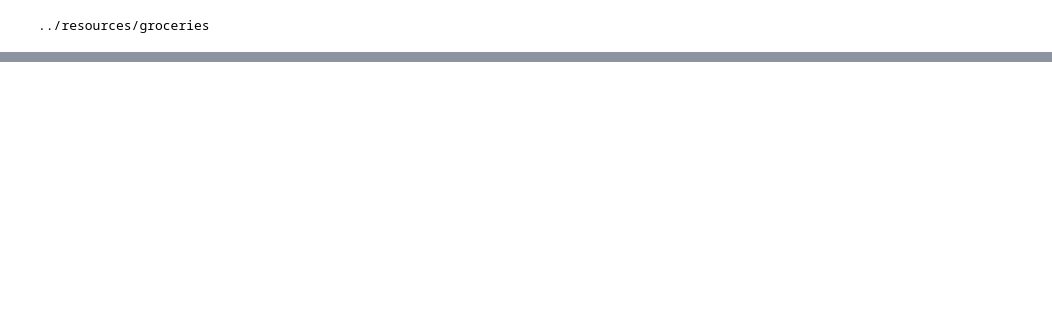
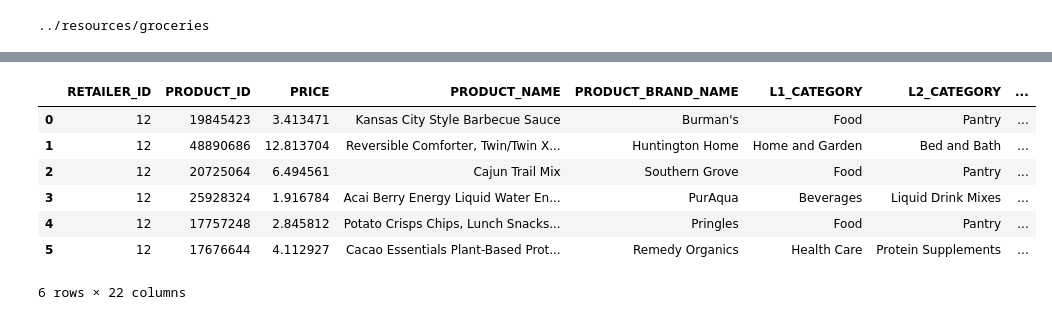
Before and after one commit to PantelisInsta/RecLLM, a Jupyter notebook: preprocess/prepare_groceries.ipynb, the cells around one changed output, grey strips where cells are left out. Saved outputs shown, nothing was run; the diff lists cells and outputs as text; code cells hidden in the pictures; blank space fills up the shorter version.

Commit message:
Include more information in item corpus

```diff
--- a/preprocess/prepare_groceries.ipynb
+++ b/preprocess/prepare_groceries.ipynb
@@ -8,3 +8,8 @@ save_folder = os.path.join(os.pardir, 'resources', 'groceries')
 print(save_folder)
 # %% [output]
 ../resources/groceries
+# %%
+# load items and look at the data
+grocery_items = pd.read_csv('grocery_items.csv', sep=",", engine='python')
+print('Number of items: {}'.format(grocery_items.shape[0]))
+grocery_items.head(3)
@@ -10,0 +23,23 @@ print(save_folder)
+# %%
+# convert all binary columns with name "is_.." to a single attributes column with a list of attributes that are true
+# Identify 'is_' columns
+is_columns = [col for col in grocery_items.columns if col.startswith('IS_')]
+
+# Function to create attributes list for a row
+def get_attributes(row):
+    return [col[3:].replace('_', ' ').lower() for col in is_columns if row[col] == 'Y']
+
+# Apply the function to create the new 'attributes' column
+grocery_items['attributes'] = grocery_items.apply(get_attributes, axis=1)
+
+#grocery_items = grocery_items.drop([col for col in grocery_items.columns if col.startswith('is_')], axis=1)
+grocery_items.head(6)
+# %% [output]
+|  | RETAILER_ID | PRODUCT_ID | PRICE | PRODUCT_NAME | PRODUCT_BRAND_NAME | L1_CATEGORY | L2_CATEGORY | ... |
+| 0 | 12 | 19845423 | 3.413471 | Kansas City Style Barbecue Sauce | Burman's | Food | Pantry | ... |
+| 1 | 12 | 48890686 | 12.813704 | Reversible Comforter, Twin/Twin X... | Huntington Home | Home and Garden | Bed and Bath | ... |
+| 2 | 12 | 20725064 | 6.494561 | Cajun Trail Mix | Southern Grove | Food | Pantry | ... |
+| 3 | 12 | 25928324 | 1.916784 | Acai Berry Energy Liquid Water En... | PurAqua | Beverages | Liquid Drink Mixes | ... |
+| 4 | 12 | 17757248 | 2.845812 | Potato Crisps Chips, Lunch Snacks... | Pringles | Food | Pantry | ... |
+| 5 | 12 | 17676644 | 4.112927 | Cacao Essentials Plant-Based Prot... | Remedy Organics | Health Care | Protein Supplements | ... |
+6 rows × 22 columns
```
Also changed, not shown: parts of 6 cells of this notebook.
